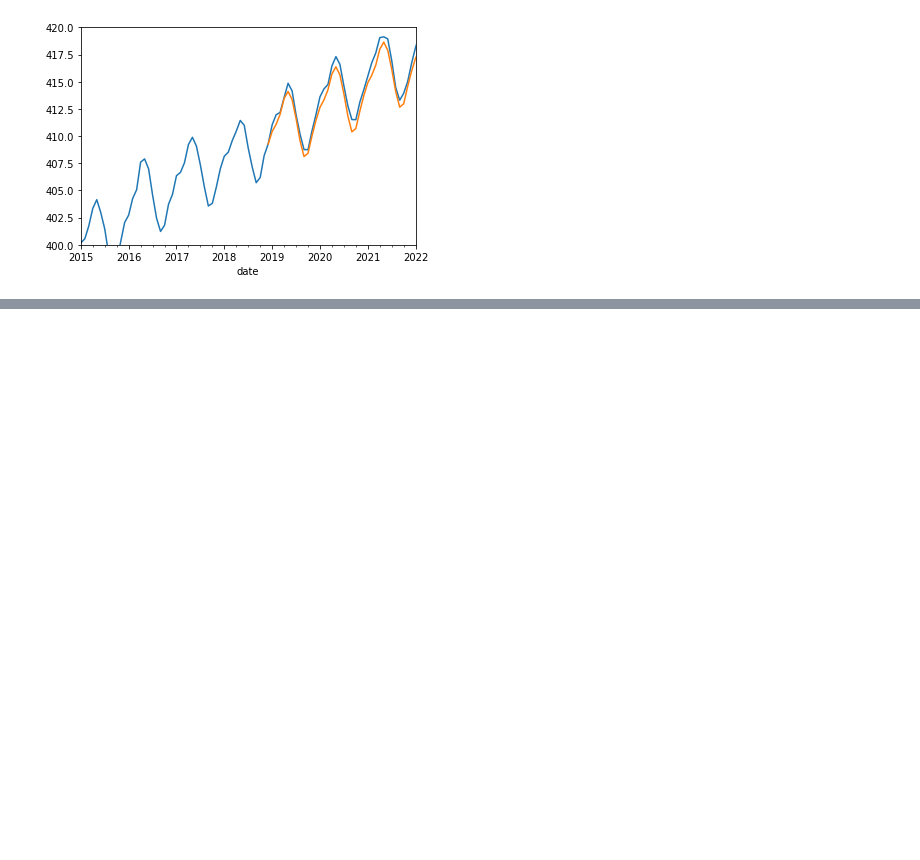
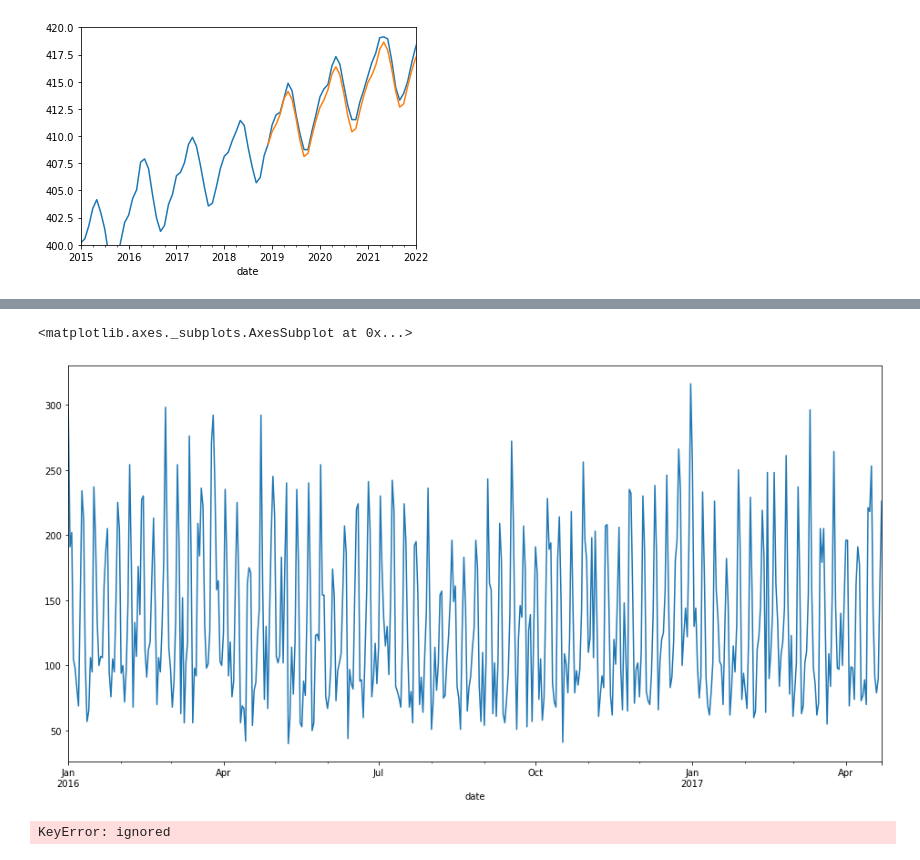
Before and after one commit to kozz84/Udemy, a Jupyter notebook: Time_Series.ipynb, the cells around one changed output, grey strips where cells are left out. Saved outputs shown, nothing was run; the diff lists cells and outputs as text; code cells hidden in the pictures; blank space fills up the shorter version.

```diff
--- a/Time_Series.ipynb
+++ b/Time_Series.ipynb
@@ -1237,0 +1297,9 @@ pred.plot(xlim=['2015-01-01','2022-01-01'])
+# %%
+res['total'].plot(figsize=(16,8))
+# %% [output]
+<matplotlib.axes._subplots.AxesSubplot at 0x...>
+[figure, added]
+# %%
+res[res['holiday'==1]]['total'].plot(figsize=(16,8))
+# %% [output]
+KeyError: ignored
```
Also changed, not shown: parts of 23 cells of this notebook.
